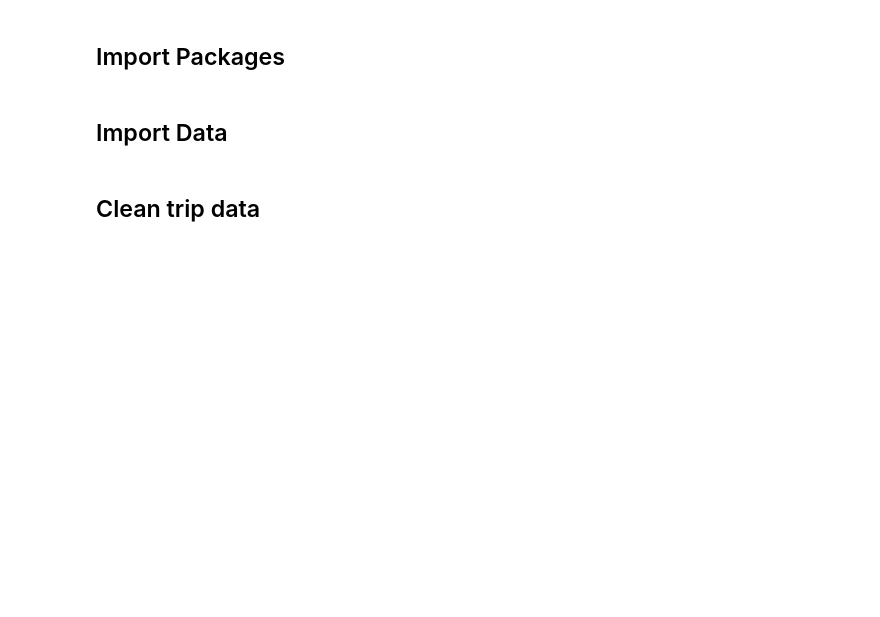
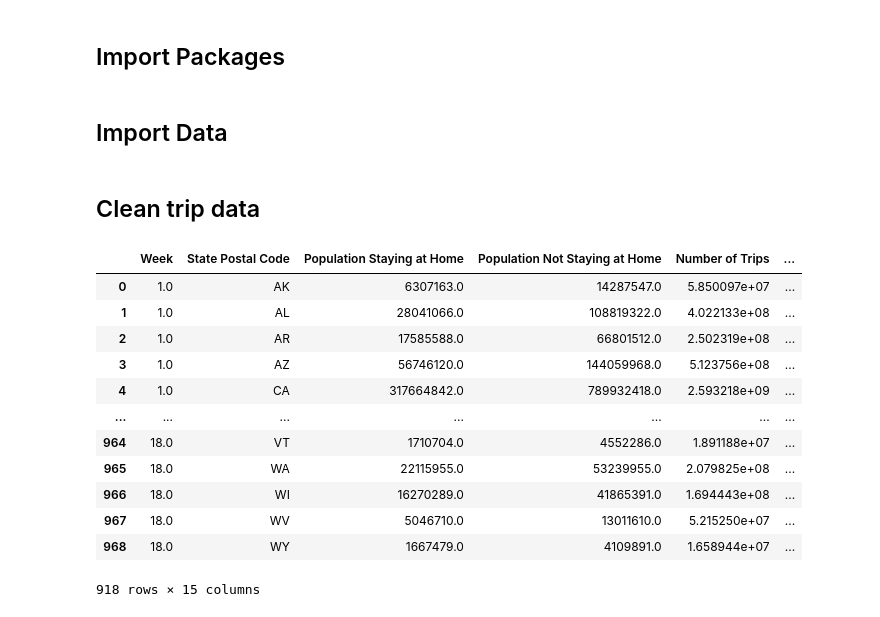
Before and after one commit to sheehy98/CovidMHealth, a Jupyter notebook: clean_trip_data.ipynb, the cells around one changed output. Drawn from its saved outputs; the diff is of its cells as text; code cells hidden in the pictures; blank space fills up the shorter version.

```diff
--- a/clean_trip_data.ipynb
+++ b/clean_trip_data.ipynb
@@ -40,3 +40,26 @@ for i in range(0, 12, 2):
     period += 1
 
 td2 = td2.groupby(by= ["Week", "State Postal Code"]).sum().reset_index()
+td2 = td2[td2['Week'] != 12.0]
+
+td2['Week'] = td2.apply(lambda x:
+                        x['Week']+1
+                        if x['Week'] < 12
+                        else
+                        x['Week'], axis=1)
+# %%
+td2
+# %% [output]
+|  | Week | State Postal Code | Population Staying at Home | Population Not Staying at Home | Number of Trips | ... |
+| 0 | 1.0 | AK | 6307163.0 | 14287547.0 | 5.850097e+07 | ... |
+| 1 | 1.0 | AL | 28041066.0 | 108819322.0 | 4.022133e+08 | ... |
+| 2 | 1.0 | AR | 17585588.0 | 66801512.0 | 2.502319e+08 | ... |
+| 3 | 1.0 | AZ | 56746120.0 | 144059968.0 | 5.123756e+08 | ... |
+| 4 | 1.0 | CA | 317664842.0 | 789932418.0 | 2.593218e+09 | ... |
+| ... | ... | ... | ... | ... | ... | ... |
+| 964 | 18.0 | VT | 1710704.0 | 4552286.0 | 1.891188e+07 | ... |
+| 965 | 18.0 | WA | 22115955.0 | 53239955.0 | 2.079825e+08 | ... |
+| 966 | 18.0 | WI | 16270289.0 | 41865391.0 | 1.694443e+08 | ... |
+| 967 | 18.0 | WV | 5046710.0 | 13011610.0 | 5.215250e+07 | ... |
+| 968 | 18.0 | WY | 1667479.0 | 4109891.0 | 1.658944e+07 | ... |
+918 rows × 15 columns
```
Also changed, not shown: 4 other files.
